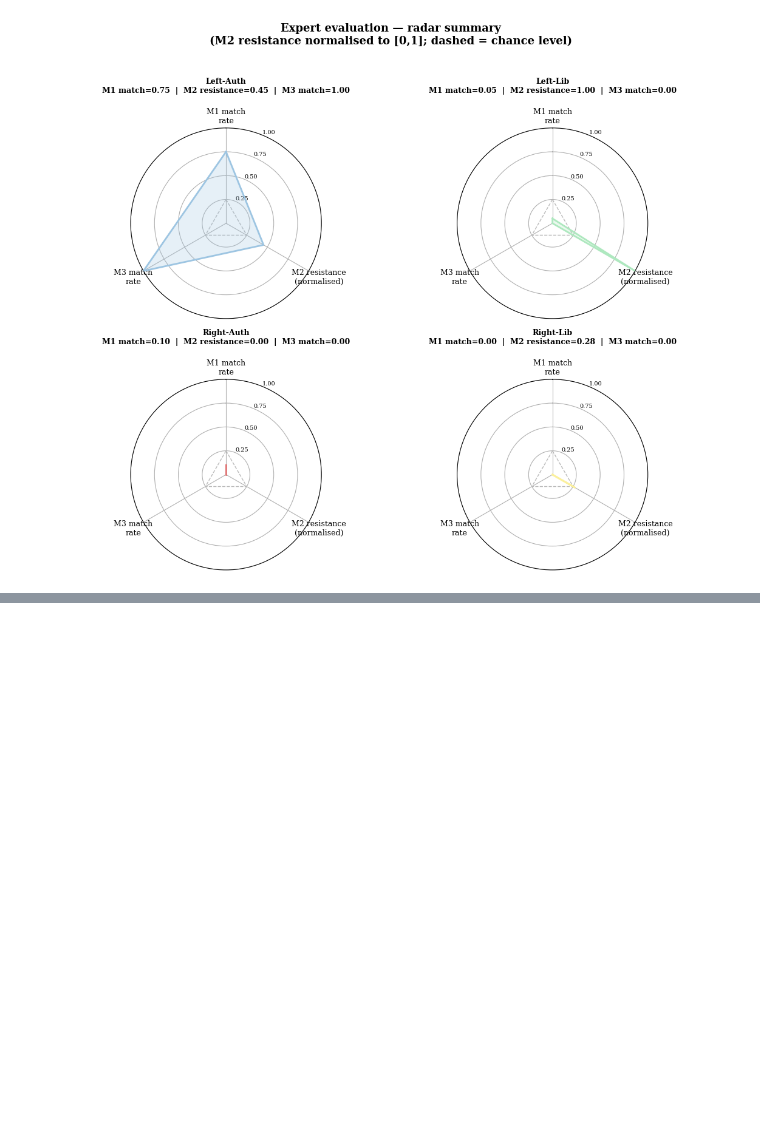
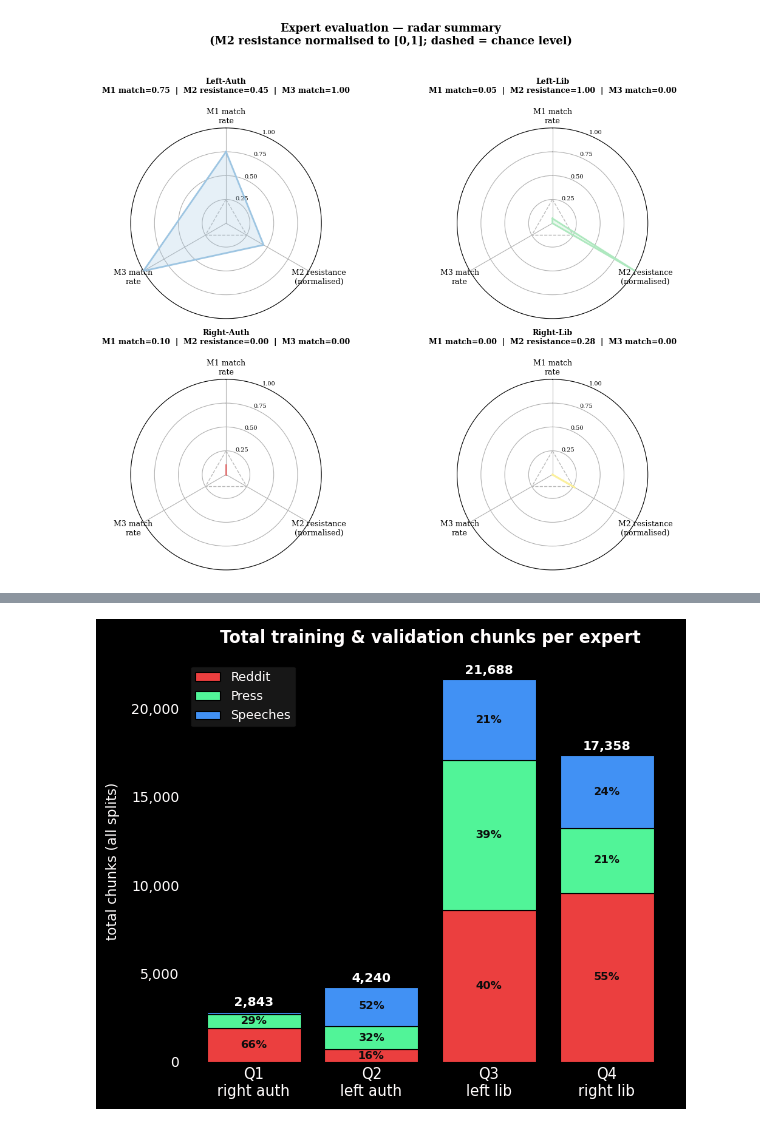
Before and after one commit to emmacristinamora/political-debiasing-moe, a Jupyter notebook: notebooks/test_experts.ipynb, the cells around one changed output, grey strips where cells are left out. Drawn from its saved outputs; the diff is of its cells as text; code cells hidden in the pictures; blank space fills up the shorter version.

```diff
--- a/notebooks/test_experts.ipynb
+++ b/notebooks/test_experts.ipynb
@@ -757,0 +851,92 @@ plt.show()
+# %%
+# Stacked bar — total chunks per expert, filled by source group
+# Source-group percentages from the training-split distributions in the log.
+
+# ── constants ────────────────────────────────────────────────────────────────
+# total = train + val_indist + val_source + val_topic
+TOTALS = {
+    "right_auth":  2843,   # 1304 + 362 +  921 +  256
+    "left_auth":   4240,   # 2057 + 359 +  886 +  938
+    "left_lib":   21688,   # 5118 + 929 + 2086 + 13555
+    "right_lib":  17358,   # 3669 + 629 + 6018 +  7042
+}
+
+# from '=== Train source-group distributions ===' in the log
+SOURCE_PCT = {
+    "right_auth": {"reddit": 0.664, "press": 0.293, "speeches": 0.043},
+    "left_auth":  {"reddit": 0.164, "press": 0.319, "speeches": 0.516},
+    "left_lib":   {"reddit": 0.395, "press": 0.392, "speeches": 0.213},
+    "right_lib":  {"reddit": 0.552, "press": 0.210, "speeches": 0.238},
+}
+
+SOURCES = ["reddit", "press", "speeches"]
+SRC_COLORS = {
+    "reddit":   "#eb3f3f",
+    "press":    "#51f498",
+    "speeches": "#4191f4",
+}
+
+Q_ORDER  = ["right_auth", "left_auth", "left_lib", "right_lib"]
+Q_COLORS = {"right_auth": "#FFFFFF", "left_auth": "#FFFFFF",
+            "left_lib": "#FFFFFF", "right_lib": "#FFFFFF"}
+QLABELS  = ["Q1\nright auth", "Q2\nleft auth", "Q3\nleft lib", "Q4\nright lib"]
+
+BG, GRID, TEXT = "#000000", "#000000", "#fffcfc"
+
+# ── plot ─────────────────────────────────────────────────────────────────────
+fig, ax = plt.subplots(figsize=(6, 5))
+fig.patch.set_facecolor(BG)
+ax.set_facecolor(BG)
+
+for i, q in enumerate(Q_ORDER):
+    total  = TOTALS[q]
+    bottom = 0
+    for src in SOURCES:
+        h = total * SOURCE_PCT[q][src]
+        ax.bar(
+            i, h, bottom=bottom,
+            color=SRC_COLORS[src],
+            label=src.capitalize() if i == 0 else "_nolegend_",
+            edgecolor=BG, linewidth=0.8,
+        )
+        # percentage label inside segment if tall enough
+        if h > 400:
+            ax.text(
+                i, bottom + h / 2,
+                f"{SOURCE_PCT[q][src]*100:.0f}%",
+                ha="center", va="center",
+                fontsize=8, color="#0d0d0d", fontweight="bold",
+            )
+        bottom += h
+    # total on top of bar
+    ax.text(
+        i, total + 120, f"{total:,}",
+        ha="center", va="bottom",
+        fontsize=9, color=Q_COLORS[q], fontweight="bold",
+    )
+
+ax.set_xticks(range(len(Q_ORDER)))
+ax.set_xticklabels(QLABELS, fontsize=10.5, color=TEXT)
+ax.set_ylabel("total chunks (all splits)", fontsize=10, color=TEXT, labelpad=8)
+ax.set_title(
+    "Total training & validation chunks per expert",
+    fontsize=12, color=TEXT, fontweight="bold", pad=12,
+)
+
+ax.tick_params(axis="both", colors=TEXT, length=0)
+for spine in ax.spines.values():
+    spine.set_visible(False)
+ax.yaxis.grid(True, color=GRID, linewidth=0.6, linestyle="--")
+ax.set_axisbelow(True)
+ax.yaxis.set_major_formatter(mticker.FuncFormatter(lambda v, _: f"{int(v):,}"))
+
+ax.legend(
+    loc="upper left", fontsize=9,
+    facecolor="#1a1a1a", edgecolor="#000000", labelcolor=TEXT,
+    framealpha=0.9,
+)
+
+plt.tight_layout()
+plt.show()
+# %% [output]
+[figure, added]
```
Also changed, not shown: parts of 2 cells of this notebook, 1 other file.
